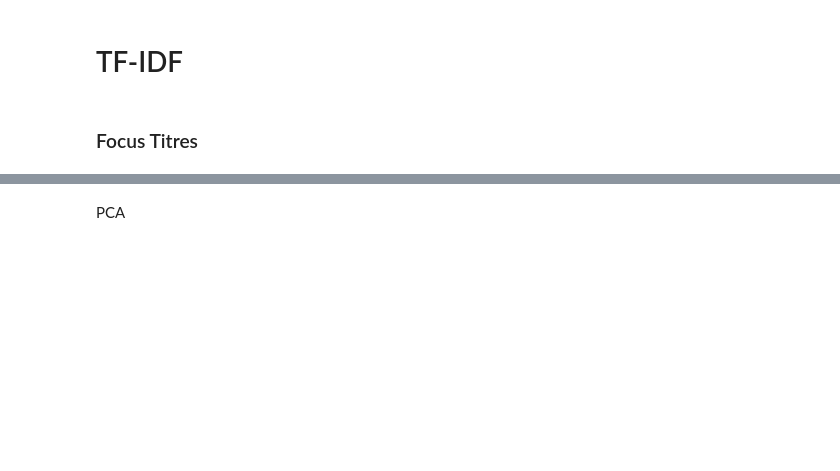
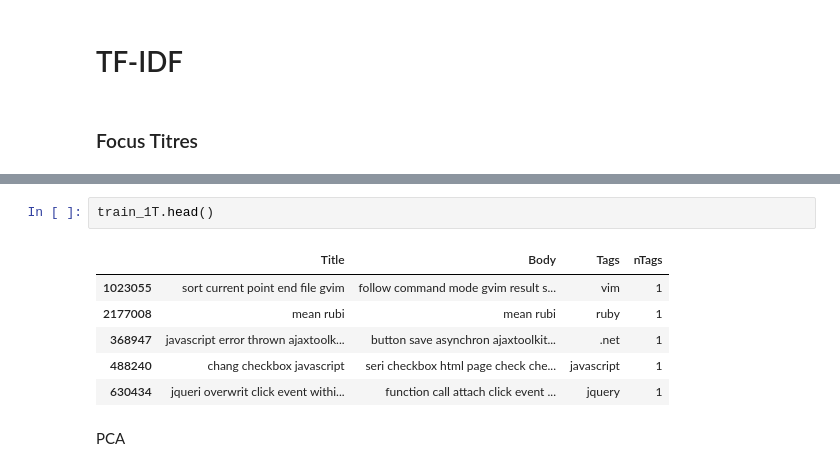
Before and after one commit to FKO78/OC-ds-p6, a Jupyter notebook: P6_Catégorisez_automatiquement_des_questions.ipynb, the cells around one changed output, grey strips where cells are left out. Saved outputs shown, nothing was run; the diff lists cells and outputs as text; blank space fills up the shorter version.

```diff
--- a/P6_Catégorisez_automatiquement_des_questions.ipynb
+++ b/P6_Catégorisez_automatiquement_des_questions.ipynb
@@ -480,3 +338,12 @@ tfidf.head()
+# %%
+train_1T.head()
+# %% [output]
+|  | Title | Body | Tags | nTags |
+| 1023055 | sort current point end file gvim | follow command mode gvim result s... | vim | 1 |
+| 2177008 | mean rubi | mean rubi | ruby | 1 |
+| 368947 | javascript error thrown ajaxtoolk... | button save asynchron ajaxtoolkit... | .net | 1 |
+| 488240 | chang checkbox javascript | seri checkbox html page check che... | javascript | 1 |
+| 630434 | jqueri overwrit click event withi... | function call attach click event ... | jquery | 1 |
 # %% [markdown]
 PCA
 # %%
```
Also changed, not shown: parts of 21 cells of this notebook.
